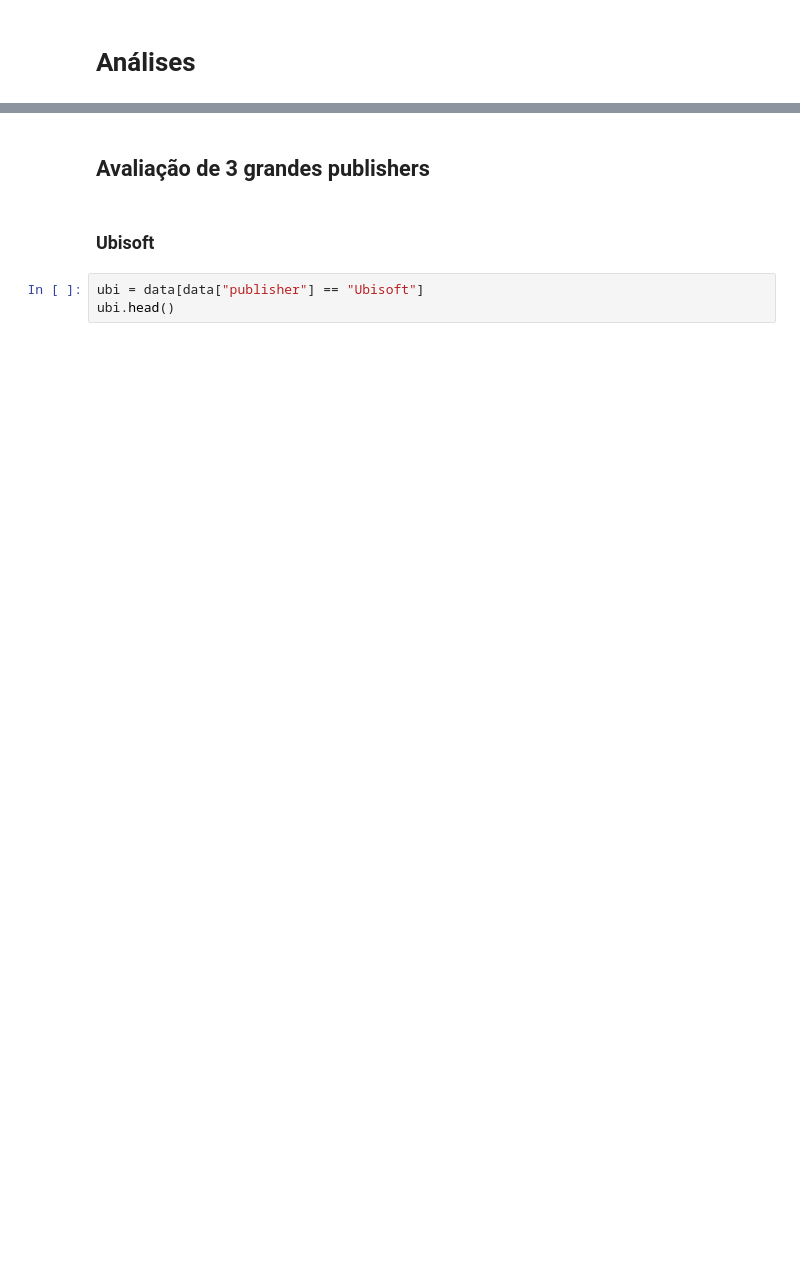
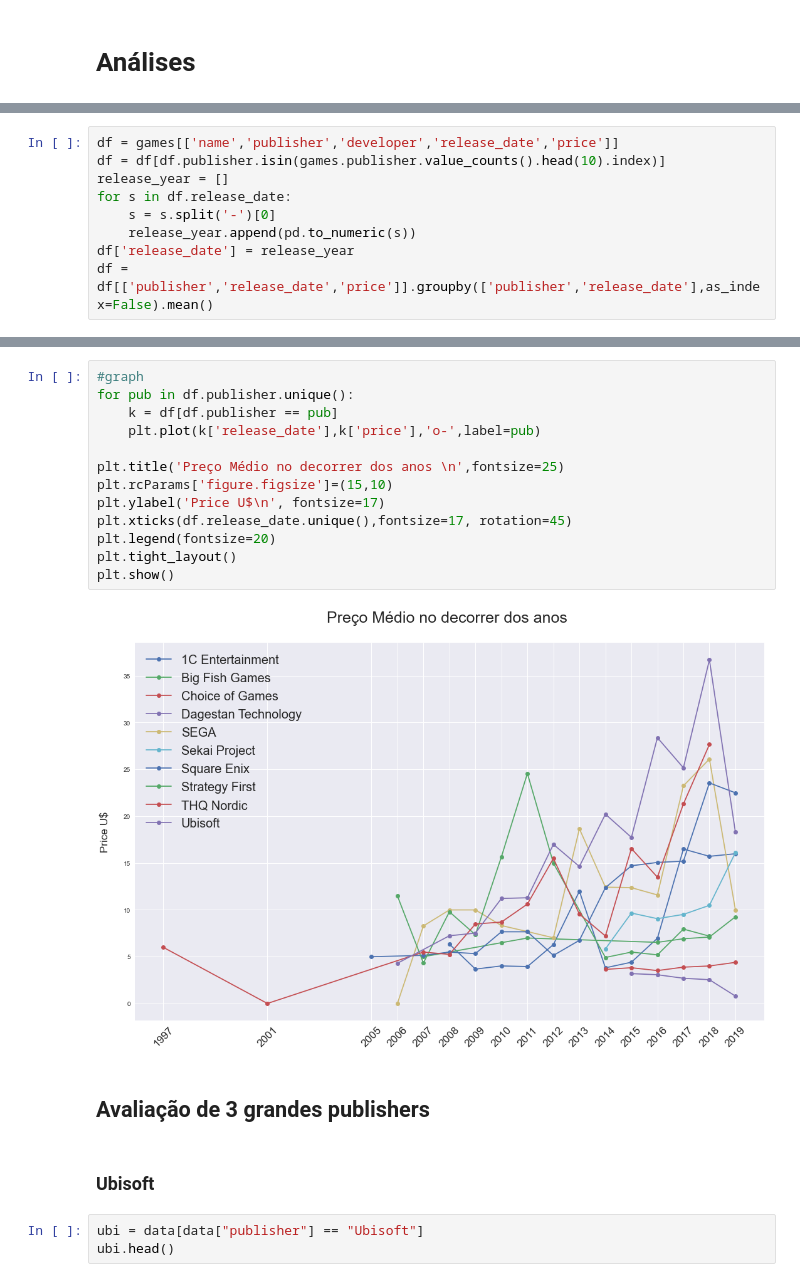
Before and after one commit to nickfsoares/Data_mining, a Jupyter notebook: 1_SteamStoreGames/SteamStoreGames.ipynb, the cells around one changed output, grey strips where cells are left out. Saved outputs shown, nothing was run; the diff lists cells and outputs as text; blank space fills up the shorter version.

```diff
--- a/1_SteamStoreGames/SteamStoreGames.ipynb
+++ b/1_SteamStoreGames/SteamStoreGames.ipynb
@@ -97,0 +151,9 @@ Name: publisher, dtype: int64
+# %%
+df = games[['name','publisher','developer','release_date','price']]
+df = df[df.publisher.isin(games.publisher.value_counts().head(10).index)]
+release_year = []
+for s in df.release_date:
+    s = s.split('-')[0]
+    release_year.append(pd.to_numeric(s))
+df['release_date'] = release_year
+df = df[['publisher','release_date','price']].groupby(['publisher','release_date'],as_index=False).mean()
@@ -98,3 +176,18 @@ Name: publisher, dtype: int64
+# %%
+#graph
+for pub in df.publisher.unique():
+    k = df[df.publisher == pub]
+    plt.plot(k['release_date'],k['price'],'o-',label=pub)
+
+plt.title('Preço Médio no decorrer dos anos \n',fontsize=25)
+plt.rcParams['figure.figsize']=(15,10)
+plt.ylabel('Price U$\n', fontsize=17)
+plt.xticks(df.release_date.unique(),fontsize=17, rotation=45)
+plt.legend(fontsize=20)
+plt.tight_layout()
+plt.show()
+# %% [output]
+[figure, added]
 # %% [markdown]
 ## Avaliação de 3 grandes publishers
 # %% [markdown]
```
Also changed, not shown: parts of 23 cells of this notebook.
